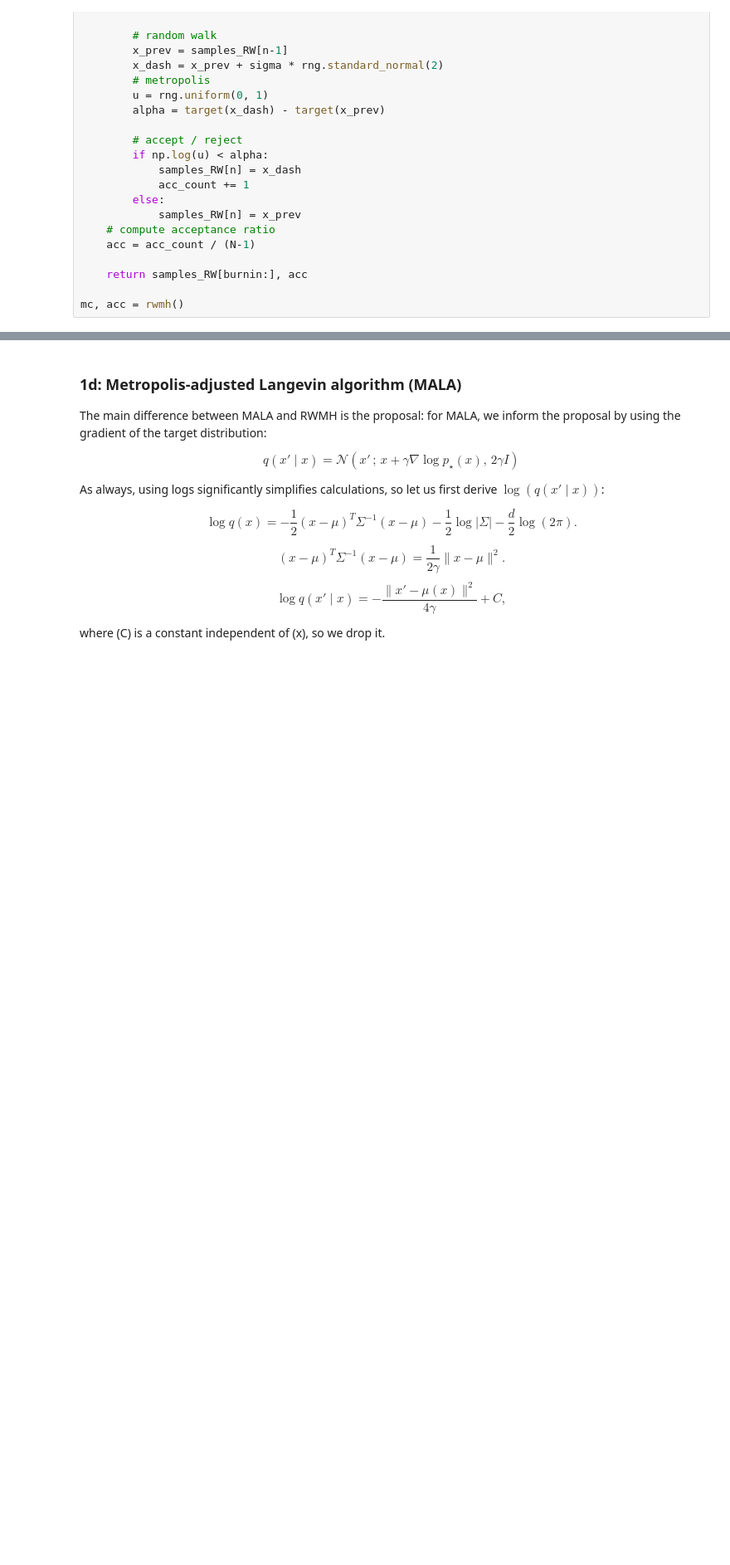
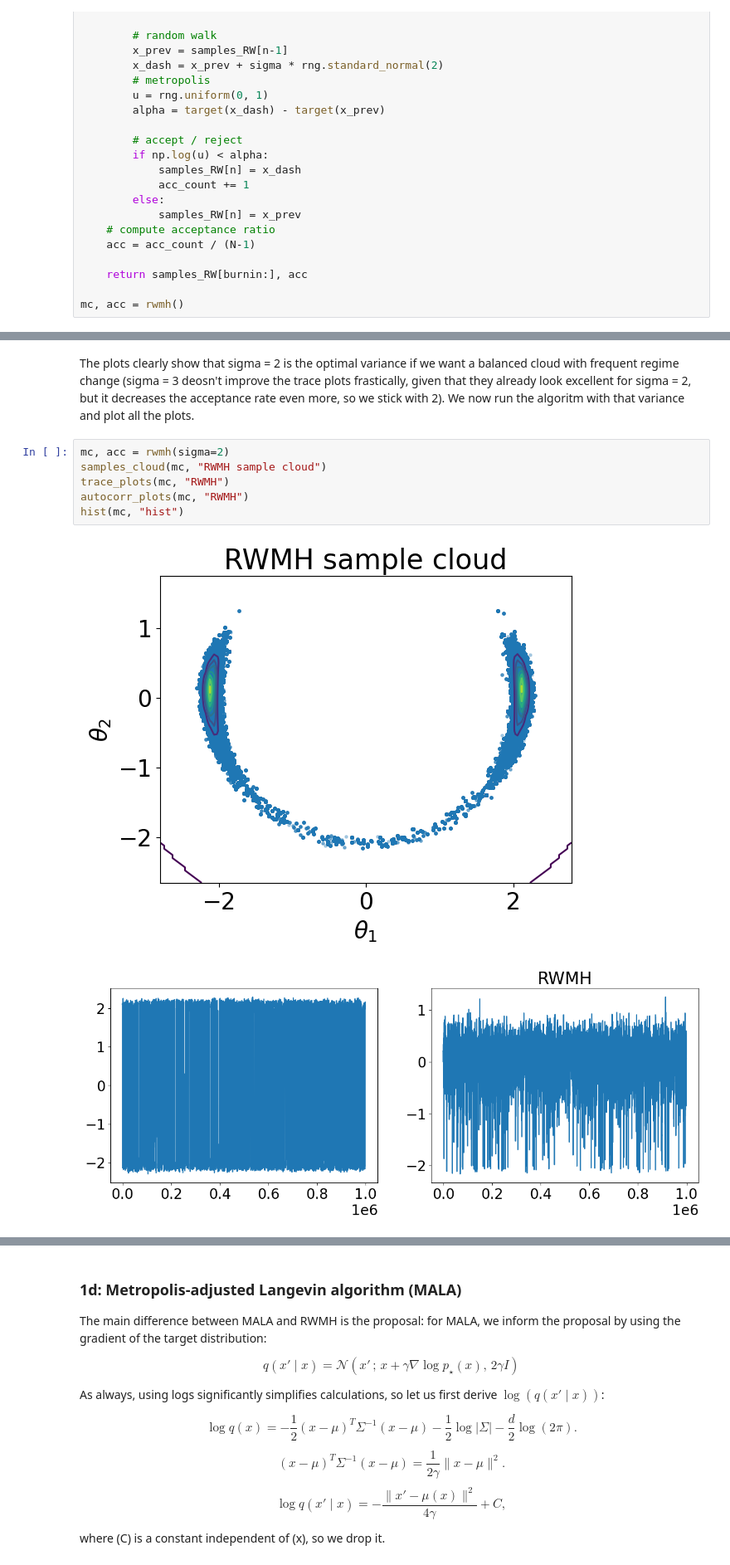
Before and after one commit to alisaklymchuk/stochastic_simulation_math60047, a Jupyter notebook: coursework.ipynb, the cells around one changed output, grey strips where cells are left out. Shown at 83% size. Drawn from its saved outputs; the diff is of its cells as text; blank space fills up the shorter version.

```diff
--- a/coursework.ipynb
+++ b/coursework.ipynb
@@ -465,0 +508,11 @@ hist(mc, "hist")
+# %% [markdown]
+The plots clearly show that sigma = 2 is the optimal variance if we want a balanced cloud with frequent regime change (sigma = 3 deosn't improve the trace plots frastically, given that they already look excellent for sigma = 2, but it decreases the acceptance rate even more, so we stick with 2). We now run the algoritm with that variance and plot all the plots.
+# %%
+mc, acc = rwmh(sigma=2)
+samples_cloud(mc, "RWMH sample cloud")
+trace_plots(mc, "RWMH")
+autocorr_plots(mc, "RWMH")
+hist(mc, "hist")
+# %% [output]
+[figure, added]
+[figure, added]
```
Also changed, not shown: parts of 13 cells of this notebook.
